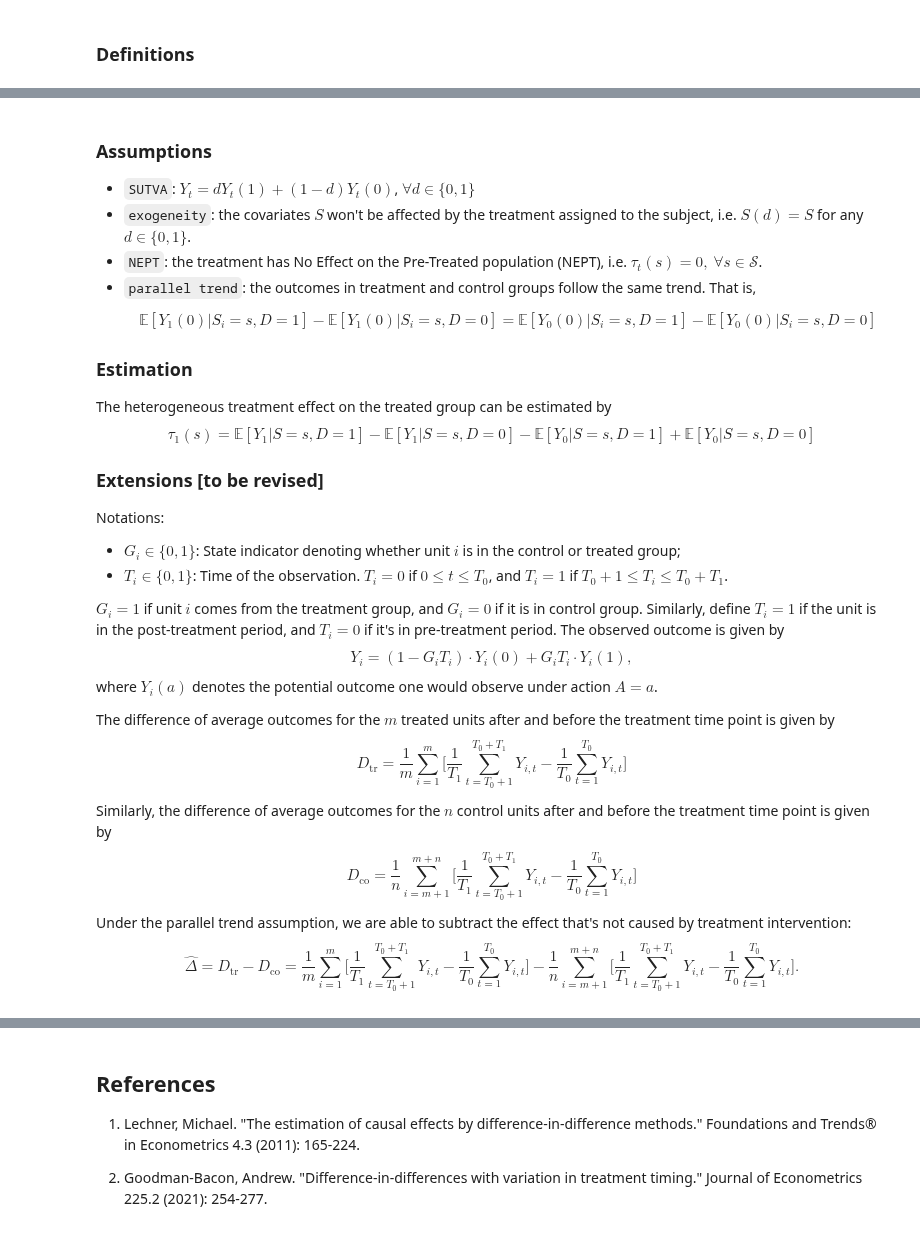
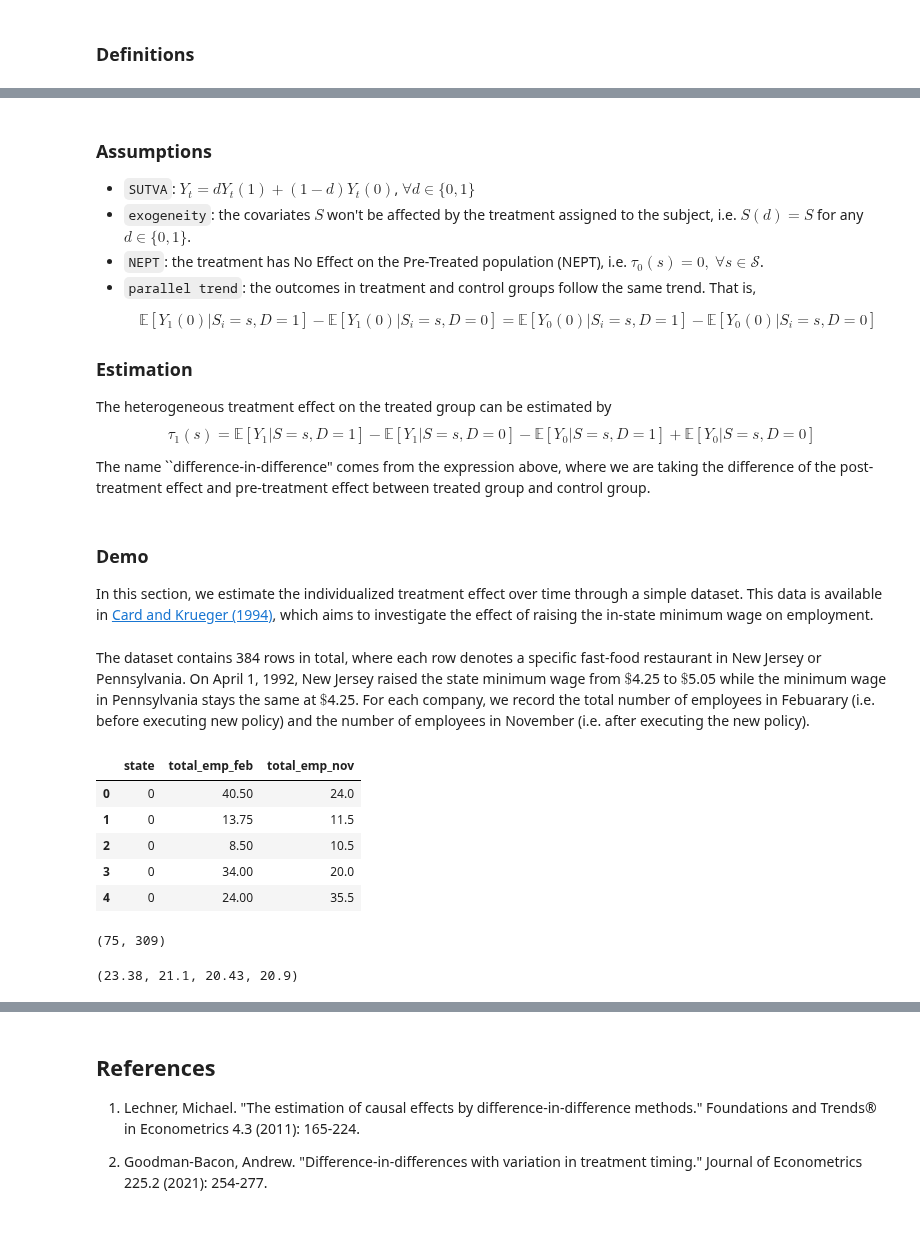
Before and after one commit to CausalDM/Causal-Decision-Making, a Jupyter notebook: _build/jupyter_execute/3_Causal_Effect_Learning/Scenario 3/DiD.ipynb, the cells around one changed output, grey strips where cells are left out. Cells and saved outputs as stored; diff of their text form; code cells hidden in the pictures.

Commit message:
update data analysis on panel data

```diff
--- a/_build/jupyter_execute/3_Causal_Effect_Learning/Scenario 3/DiD.ipynb
+++ b/_build/jupyter_execute/3_Causal_Effect_Learning/Scenario 3/DiD.ipynb
@@ -36,7 +40,7 @@ where we also condition on the covariates $S=s$ to denote the individualized tre
 
 * `SUTVA`: $Y_t=dY_t(1) + (1-d) Y_t(0)$, $\forall d\in \{0,1\}$
 * `exogeneity`: the covariates $S$ won't be affected by the treatment assigned to the subject, i.e. $S(d)=S$ for any $d\in\{0,1\}$.
-* `NEPT`: the treatment has No Effect on the Pre-Treated population (NEPT), i.e. $\tau_t(s)=0,$ $\forall s\in\mathcal{S}$.
+* `NEPT`: the treatment has No Effect on the Pre-Treated population (NEPT), i.e. $\tau_0(s)=0,$ $\forall s\in\mathcal{S}$.
 * `parallel trend`: the outcomes in treatment and control groups follow the same trend. That is,
 \begin{equation}
 \begin{aligned}
@@ -51,31 +55,8 @@ The heterogeneous treatment effect on the treated group can be estimated by
 \tau_1(s) = \mathbb{E}[Y_1|S=s,D=1]-\mathbb{E}[Y_1|S=s,D=0]-\mathbb{E}[Y_0|S=s,D=1]+\mathbb{E}[Y_0|S=s,D=0]
 \end{equation}
 
-### Extensions [to be revised]
-Notations:
-* $G_i\in\{0,1\}$: State indicator denoting whether unit $i$ is in the control or treated group;
-* $T_i\in\{0,1\}$: Time of the observation. $T_i=0$ if $0\leq t\leq T_0$, and $T_i=1$ if $T_0+1\leq T_i\leq T_0+T_1$.
-
-
-$G_i=1$ if unit $i$ comes from the treatment group, and $G_i=0$ if it is in control group. Similarly, define $T_i=1$ if the unit is in the post-treatment period, and $T_i=0$ if it's in pre-treatment period. The observed outcome is given by
-\begin{equation}
-    Y_i = (1-G_iT_i)\cdot Y_i(0) + G_iT_i\cdot Y_i(1),
-\end{equation}
-where $Y_i(a)$ denotes the potential outcome one would observe under action $A=a$.
-
-
-The difference of average outcomes for the $m$ treated units after and before the treatment time point is given by
-\begin{equation}
-D_{\text{tr}} = \frac{1}{m} \sum_{i=1}^m\Big[\frac{1}{T_1}\sum_{t=T_0+1}^{T_0+T_1} Y_{i,t}-\frac{1}{T_0} \sum_{t=1}^{T_0} Y_{i,t}\Big]
-\end{equation}
-
-
-Similarly, the difference of average outcomes for the $n$ control units after and before the treatment time point is given by
-\begin{equation}
-D_{\text{co}} = \frac{1}{n} \sum_{i=m+1}^{m+n}\Big[\frac{1}{T_1}\sum_{t=T_0+1}^{T_0+T_1} Y_{i,t}-\frac{1}{T_0}\sum_{t=1}^{T_0} Y_{i,t}\Big]
-\end{equation}
-
-Under the parallel trend assumption, we are able to subtract the effect that's not caused by treatment intervention:
-\begin{equation}
-\hat{\Delta} = D_{\text{tr}} - D_{\text{co}} = \frac{1}{m} \sum_{i=1}^m\Big[\frac{1}{T_1}\sum_{t=T_0+1}^{T_0+T_1} Y_{i,t}-\frac{1}{T_0} \sum_{t=1}^{T_0} Y_{i,t}\Big] - \frac{1}{n} \sum_{i=m+1}^{m+n}\Big[\frac{1}{T_1}\sum_{t=T_0+1}^{T_0+T_1} Y_{i,t}-\frac{1}{T_0}\sum_{t=1}^{T_0} Y_{i,t}\Big].
-\end{equation}
+The name ``difference-in-difference" comes from the expression above, where we are taking the difference of the post-treatment effect and pre-treatment effect between treated group and control group.
+# %% [markdown]
+### Demo
+
+In this section, we estimate the individualized treatment effect over time through a simple dataset. This data is available in [Card and Krueger (1994)](https://davidcard.berkeley.edu/papers/njmin-aer.pdf), which aims to investigate the effect of raising the in-state minimum wage on employment.
@@ -81,0 +71,30 @@ Under the parallel trend assumption, we are able to subtract the effect that's n
+# %% [markdown]
+The dataset contains 384 rows in total, where each row denotes a specific fast-food restaurant in New Jersey or Pennsylvania. On April 1, 1992, New Jersey raised the state minimum wage from $\$$4.25 to $\$$5.05 while the minimum wage in Pennsylvania stays the same at $\$$4.25. For each company, we record the total number of employees in Febuarary (i.e. before executing new policy) and the number of employees in November (i.e. after executing the new policy).
+# %%
+# load the data
+import numpy as np
+import pandas as pd
+data_employment = pd.read_csv('employment.csv')
+data_employment.head()
+# %% [output]
+|  | state | total_emp_feb | total_emp_nov |
+| 0 | 0 | 40.50 | 24.0 |
+| 1 | 0 | 13.75 | 11.5 |
+| 2 | 0 | 8.50 | 10.5 |
+| 3 | 0 | 34.00 | 20.0 |
+| 4 | 0 | 24.00 | 35.5 |
+# %%
+n_PA = len(data_employment[data_employment.state == 0])
+n_NJ = len(data_employment[data_employment.state == 1])
+n_PA, n_NJ
+# %% [output]
+(75, 309)
+# %%
+# calculate the estimated
+Y_PA_feb = round(data_employment[data_employment.state == 0].total_emp_feb.sum()/n_PA,2)
+Y_PA_nov = round(data_employment[data_employment.state == 0].total_emp_nov.sum()/n_PA,2)
+Y_NJ_feb = round(data_employment[data_employment.state == 1].total_emp_feb.sum()/n_NJ,2)
+Y_NJ_nov = round(data_employment[data_employment.state == 1].total_emp_nov.sum()/n_NJ,2)
+Y_PA_feb, Y_PA_nov, Y_NJ_feb, Y_NJ_nov
+# %% [output]
+(23.38, 21.1, 20.43, 20.9)
```
Also changed, not shown: parts of 5 cells of this notebook, 43 other files.
